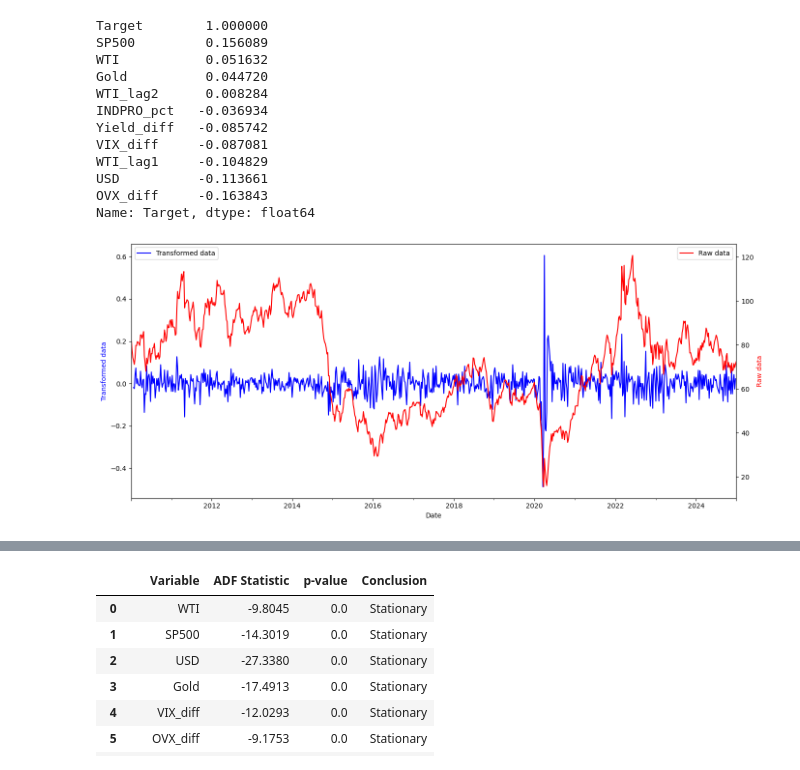
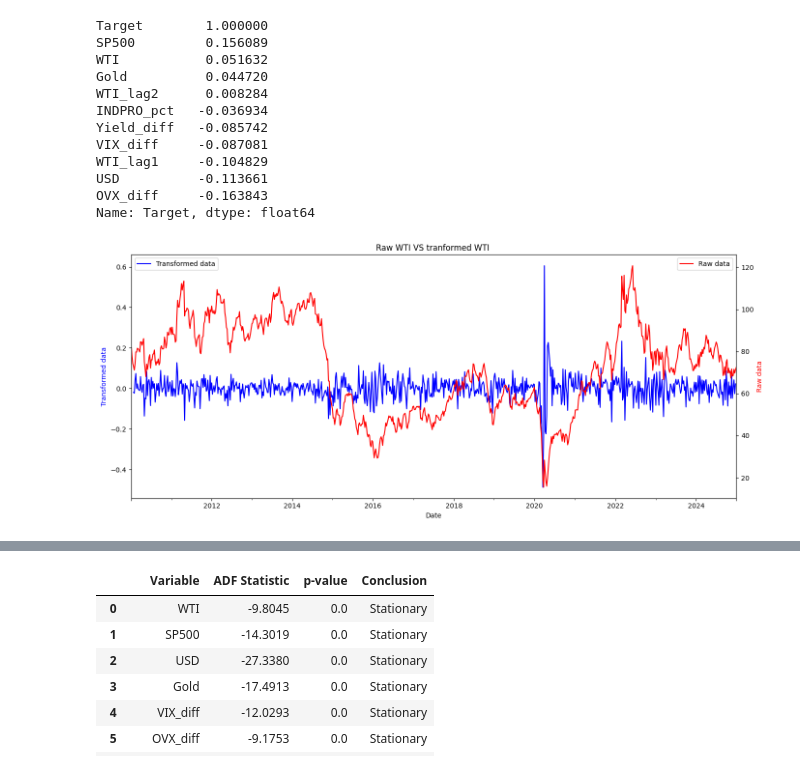
Before and after one commit to Carlson29/Crude-Oil-Prices-Model, a Jupyter notebook: code Files/oil_prediction.ipynb, the cells around one changed output, grey strips where cells are left out. Drawn from its saved outputs; the diff is of its cells as text; code cells hidden in the pictures.

```diff
--- a/code Files/oil_prediction.ipynb
+++ b/code Files/oil_prediction.ipynb
@@ -630,17 +594,18 @@ Name: Target, dtype: float64
 # %%
 fig, ax1 = plt.subplots(figsize=(14, 6))
 
 model_data["WTI"].plot(ax=ax1, color="blue", label="Transformed data")
 ax1.set_ylabel("Transformed data", color="blue")
 
 ax2 = ax1.twinx()
 data["WTI"].plot(ax=ax2, color="red", label="Raw data")
 ax2.set_ylabel("Raw data", color="red")
 
 ax1.legend(loc="upper left")
 ax2.legend(loc="upper right")
 
+plt.title("Raw WTI VS tranformed WTI ")
 plt.tight_layout()
 plt.show()
 # %% [output]
-[figure, old version]
+[figure, new version]
```
Also changed, not shown: parts of 21 cells of this notebook.
